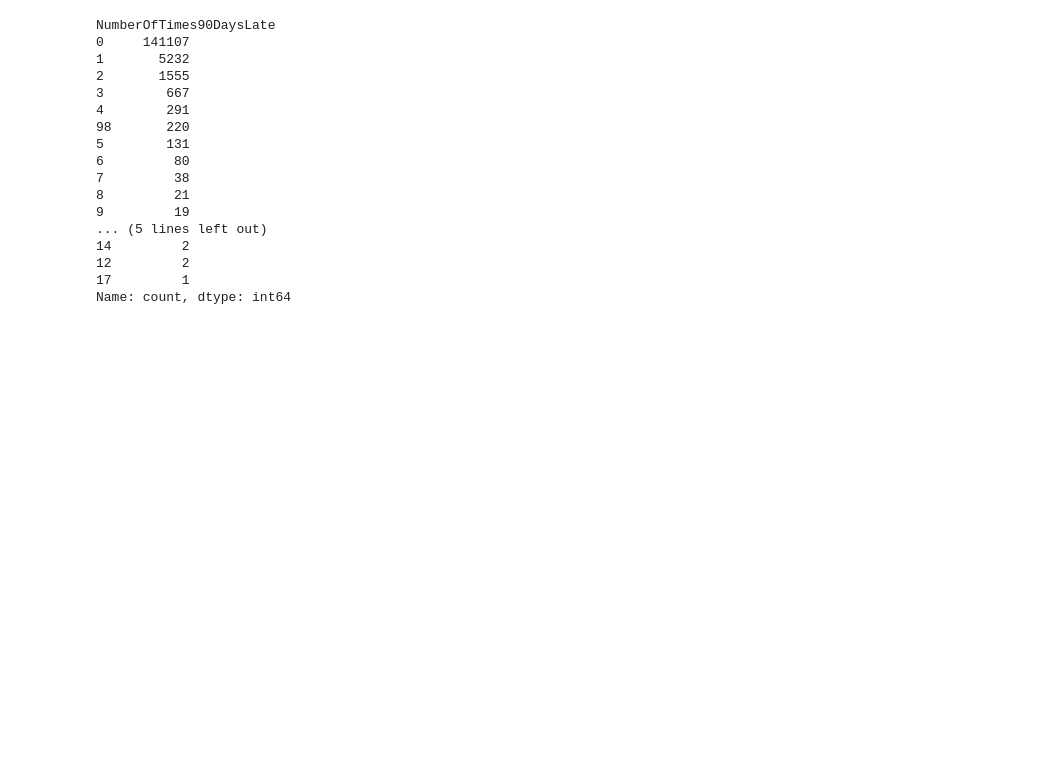
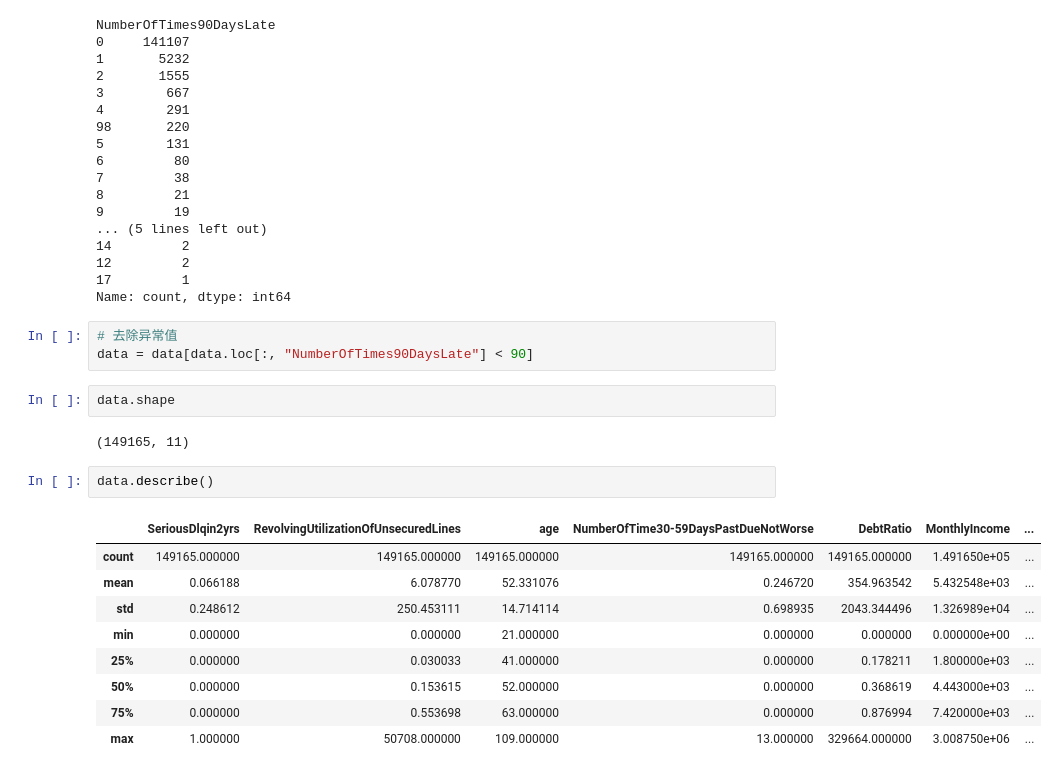
Before and after one commit to Ripple3547/caicai-sklearn, a Jupyter notebook: codes/5.ipynb, the cells around one changed output. Saved outputs shown, nothing was run; the diff lists cells and outputs as text; blank space fills up the shorter version.

Commit message:
vault backup: 2026-08-28 22:43:10, 5 files committed.
Affected files:
5 逻辑回归.md
codes/5.ipynb
codes/model_data.csv
codes/vali_data.csv
image/image-11.webp

```diff
--- a/codes/5.ipynb
+++ b/codes/5.ipynb
@@ -273,3 +277,22 @@ NumberOfTimes90DaysLate
 12         2
 17         1
 Name: count, dtype: int64
+# %%
+# 去除异常值
+data = data[data.loc[:, "NumberOfTimes90DaysLate"] < 90]
+# %%
+data.shape
+# %% [output]
+(149165, 11)
+# %%
+data.describe()
+# %% [output]
+|  | SeriousDlqin2yrs | RevolvingUtilizationOfUnsecuredLines | age | NumberOfTime30-59DaysPastDueNotWorse | DebtRatio | MonthlyIncome | ... |
+| count | 149165.000000 | 149165.000000 | 149165.000000 | 149165.000000 | 149165.000000 | 1.491650e+05 | ... |
+| mean | 0.066188 | 6.078770 | 52.331076 | 0.246720 | 354.963542 | 5.432548e+03 | ... |
+| std | 0.248612 | 250.453111 | 14.714114 | 0.698935 | 2043.344496 | 1.326989e+04 | ... |
+| min | 0.000000 | 0.000000 | 21.000000 | 0.000000 | 0.000000 | 0.000000e+00 | ... |
+| 25% | 0.000000 | 0.030033 | 41.000000 | 0.000000 | 0.178211 | 1.800000e+03 | ... |
+| 50% | 0.000000 | 0.153615 | 52.000000 | 0.000000 | 0.368619 | 4.443000e+03 | ... |
+| 75% | 0.000000 | 0.553698 | 63.000000 | 0.000000 | 0.876994 | 7.420000e+03 | ... |
+| max | 1.000000 | 50708.000000 | 109.000000 | 13.000000 | 329664.000000 | 3.008750e+06 | ... |
```
Also changed, not shown: parts of 37 cells of this notebook, 4 other files.
